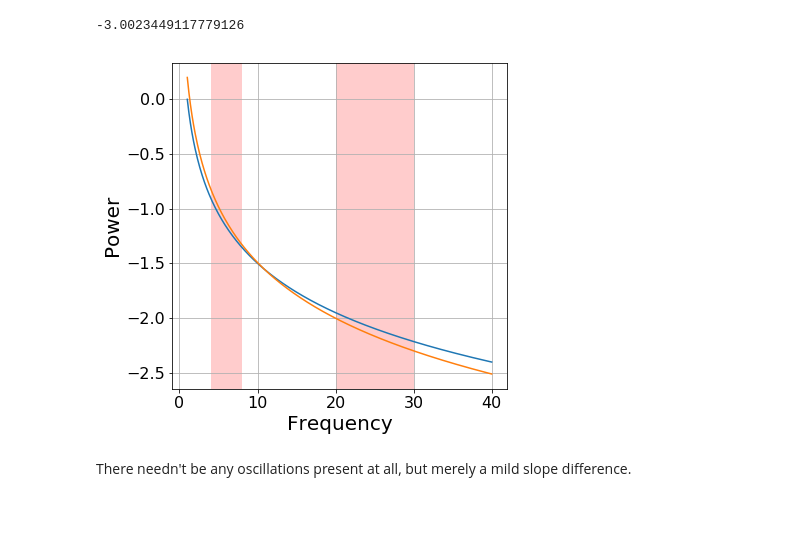
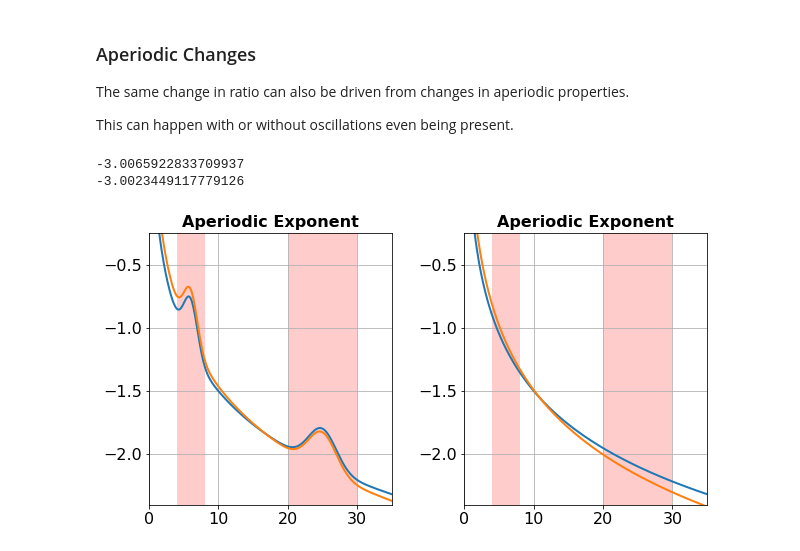
Before and after one commit to voytekresearch/BandRatios, a Jupyter notebook: notebooks/BandRatios-Plot.ipynb, the cells around one changed output. Cells and saved outputs as stored; diff of their text form; code cells hidden in the pictures; blank space fills up the shorter version.

```diff
--- a/notebooks/BandRatios-Plot.ipynb
+++ b/notebooks/BandRatios-Plot.ipynb
@@ -36,7 +42,7 @@ theta_band = [4, 8]
 beta_band = [20, 30]
 # %%
 # Synthetic PSD settings
-freq_range = [1, 40]
+freq_range = [1, 35]
 freq_res = 0.1
 nlv = 0
 
@@ -123 +119,10 @@ Oscillations need not apply.
+# %% [markdown]
+### Aperiodic Changes
+
+The same change in ratio can also be driven from changes in aperiodic properties.
+
+This can happen with or without oscillations even being present.
+# %%
+# Change in aperiodic slope (note: due to current fooof.synth, this also alters offset, to change rotation point)
+fs, ps_ap_ex = gen_power_spectrum(freq_range, [0.2, 1.6635], [base_theta, base_beta], nlv=nlv, freq_res=freq_res)
 # %%
@@ -124,16 +130,36 @@ Oscillations need not apply.
 fs, ps_new_base = gen_power_spectrum(freq_range, base_ap, [], nlv=nlv, freq_res=freq_res)
 fs, ps_new_apch = gen_power_spectrum(freq_range, [0.2, 1.693], [], nlv=nlv, freq_res=freq_res)
 # %%
-d_th_in = calc_band_ratio(fs, ps_new_base, theta_band, beta_band) - \
-          calc_band_ratio(fs, ps_new_apch, theta_band, beta_band)
-print(d_th_in)
+# Calculate the differences in ratio from baseline spectra
+d_ap_osc = base_br - calc_band_ratio(fs, ps_ap_ex, theta_band, beta_band)
+d_ap_no_osc = calc_band_ratio(fs, ps_new_base, theta_band, beta_band) - \
+              calc_band_ratio(fs, ps_new_apch, theta_band, beta_band)
+print(d_ap_osc)
+print(d_ap_no_osc)
 # %% [output]
+-3.0065922833709937
 -3.0023449117779126
-# %%
-fig = plt.figure(figsize=[6, 6])
-ax = plt.gca()
-plot_spectra_shading(fs, [ps_new_base, ps_new_apch], [theta_band, beta_band], log_freqs=False, log_powers=True, ax=ax)
-# %% [output]
-[figure, removed]
-# %% [markdown]
-There needn't be any oscillations present at all, but merely a mild slope difference.
+# %%
+# Create aperiodic differences figure
+fig, ax = plt.subplots(1, 2, figsize=(10, 5))
+
+plot_spectra_shading(fs, [ps_base, ps_ap_ex], [theta_band, beta_band],
+                     log_freqs=False, log_powers=True, ax=ax[0])
+ax[0].set_title('Aperiodic Exponent', **title_settings)
+plot_spectra_shading(fs, [ps_new_base, ps_new_apch], [theta_band, beta_band],
+                     log_freqs=False, log_powers=True, ax=ax[1])
+ax[1].set_title('Aperiodic Exponent', **title_settings)
+
+for axis in ax.flatten():
+
+    axis.set_xlim([0, 35])
+    axis.set_ylim([-2.4, -0.25])
+
+    axis.xaxis.label.set_visible(False)
+    axis.yaxis.label.set_visible(False)
+
+fig.subplots_adjust(wspace=.3)
+
+plt.savefig('../figures/Aperiodic-Underdetermined.png', dpi=700)
+# %% [output]
+[figure, added]
```
Also changed, not shown: parts of 14 cells of this notebook, 3 other files.
